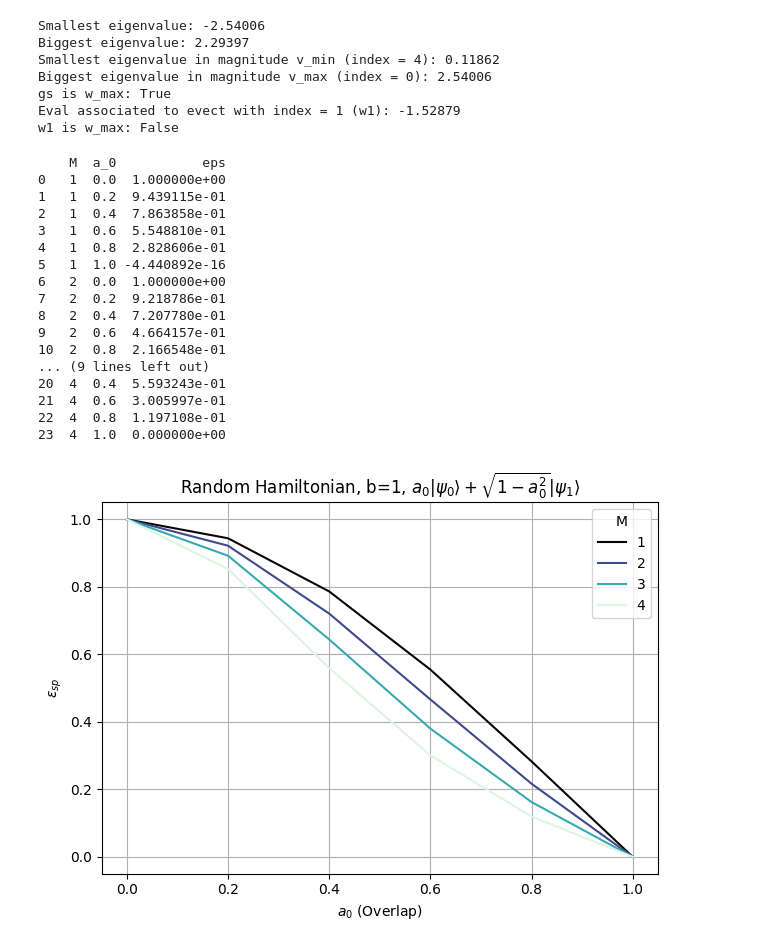
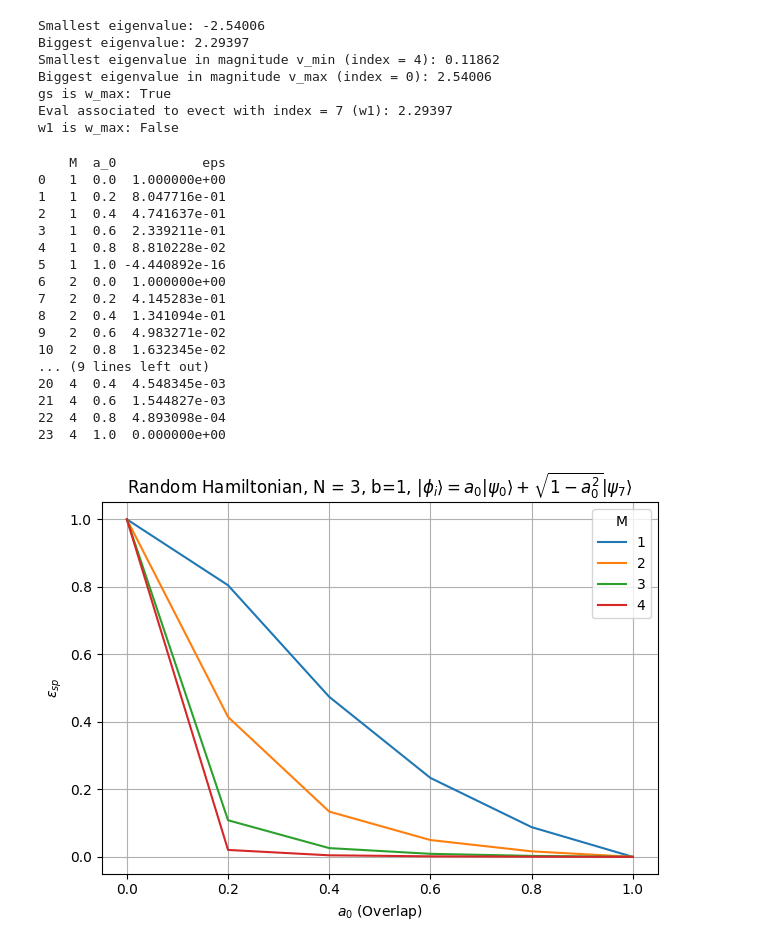
Before and after one commit to GiovanniZago/ImaginaryTimeEvolution, a Jupyter notebook: eps_plot.ipynb, the cells around one changed output. Cells and saved outputs as stored; diff of their text form; code cells hidden in the pictures.

```diff
--- a/eps_plot.ipynb
+++ b/eps_plot.ipynb
@@ -31,7 +30,7 @@ w      = w.T
 gs     = w[0] / np.linalg.norm(w[0]) # we need to normalize it because later we calculate eps
 w_max  = w[np.argmax(np.abs(evs))] # select eigenvector that corresponds to the eigenvalue of maximum module
 
-evect_idx = 1
+evect_idx = 7
 w1     = w[evect_idx] / np.linalg.norm(w[evect_idx])
 
 v_min = np.min(np.abs(evs))
@@ -49,7 +48,7 @@ Biggest eigenvalue: 2.29397
 Smallest eigenvalue in magnitude v_min (index = 4): 0.11862
 Biggest eigenvalue in magnitude v_max (index = 0): 2.54006
 gs is w_max: True
-Eval associated to evect with index = 1 (w1): -1.52879
+Eval associated to evect with index = 7 (w1): 2.29397
 w1 is w_max: False
 # %%
 M_max    = 4
@@ -94,28 +93,28 @@ for M in tqdm(M_values):
 # %%
 df = pd.DataFrame(data, columns=["M", "a_0", "eps"])
 print(df)
-sns.lineplot(df, x = "a_0", y = "eps", hue = "M", palette="tab10", markers= True)
+sns.lineplot(df, x = "a_0", y = "eps", hue = "M", palette="tab10")
 plt.xlabel(r'$a_0$ (Overlap)')
 plt.ylabel(r'$\epsilon_{sp}$')
-plt.title(rf"Random Hamiltonian, b={bound}, $a_0|\psi_0\rangle + \sqrt{{1 - a_0^2}}|\psi_{evect_idx}\rangle$")
+plt.title(rf"Random Hamiltonian, N = {N}, b={bound}, $|\phi_i\rangle = a_0|\psi_0\rangle + \sqrt{{1 - a_0^2}}|\psi_{evect_idx}\rangle$")
 plt.tight_layout()
 plt.grid()
 # %% [output]
     M  a_0           eps
 0   1  0.0  1.000000e+00
-1   1  0.2  9.439115e-01
-2   1  0.4  7.863858e-01
-3   1  0.6  5.548810e-01
-4   1  0.8  2.828606e-01
+1   1  0.2  8.047716e-01
+2   1  0.4  4.741637e-01
+3   1  0.6  2.339211e-01
+4   1  0.8  8.810228e-02
 5   1  1.0 -4.440892e-16
 6   2  0.0  1.000000e+00
-7   2  0.2  9.218786e-01
-8   2  0.4  7.207780e-01
-9   2  0.6  4.664157e-01
-10  2  0.8  2.166548e-01
+7   2  0.2  4.145283e-01
+8   2  0.4  1.341094e-01
+9   2  0.6  4.983271e-02
+10  2  0.8  1.632345e-02
 ... (9 lines left out)
-20  4  0.4  5.593243e-01
-21  4  0.6  3.005997e-01
-22  4  0.8  1.197108e-01
+20  4  0.4  4.548345e-03
+21  4  0.6  1.544827e-03
+22  4  0.8  4.893098e-04
 23  4  1.0  0.000000e+00
-[figure, old version]
+[figure, new version]
```
Also changed, not shown: parts of 1 cell of this notebook, 8 other files.
